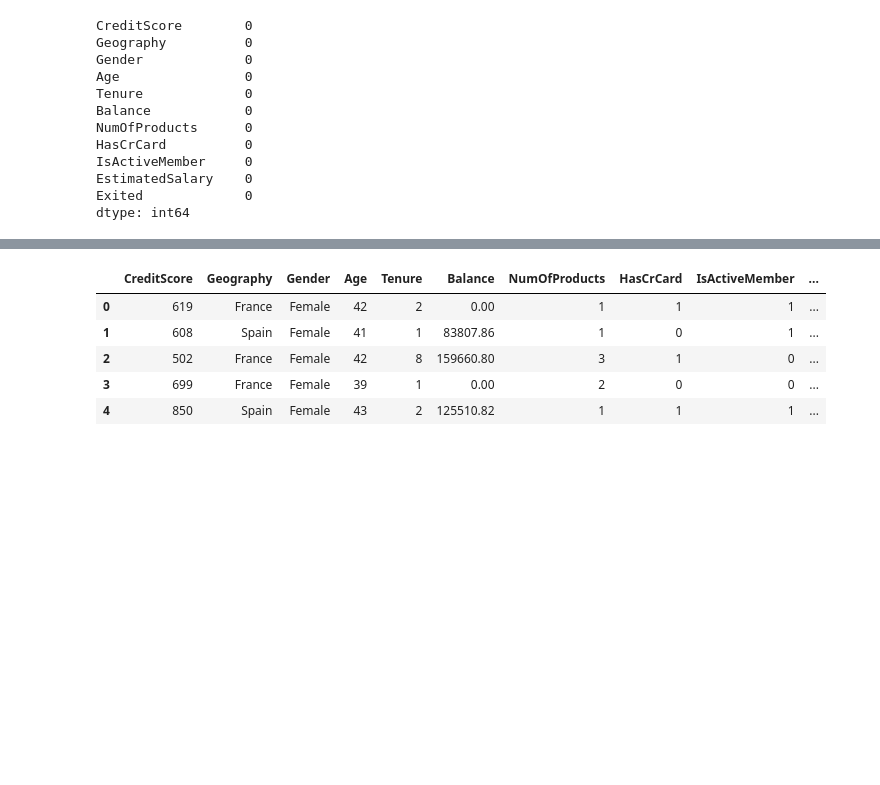
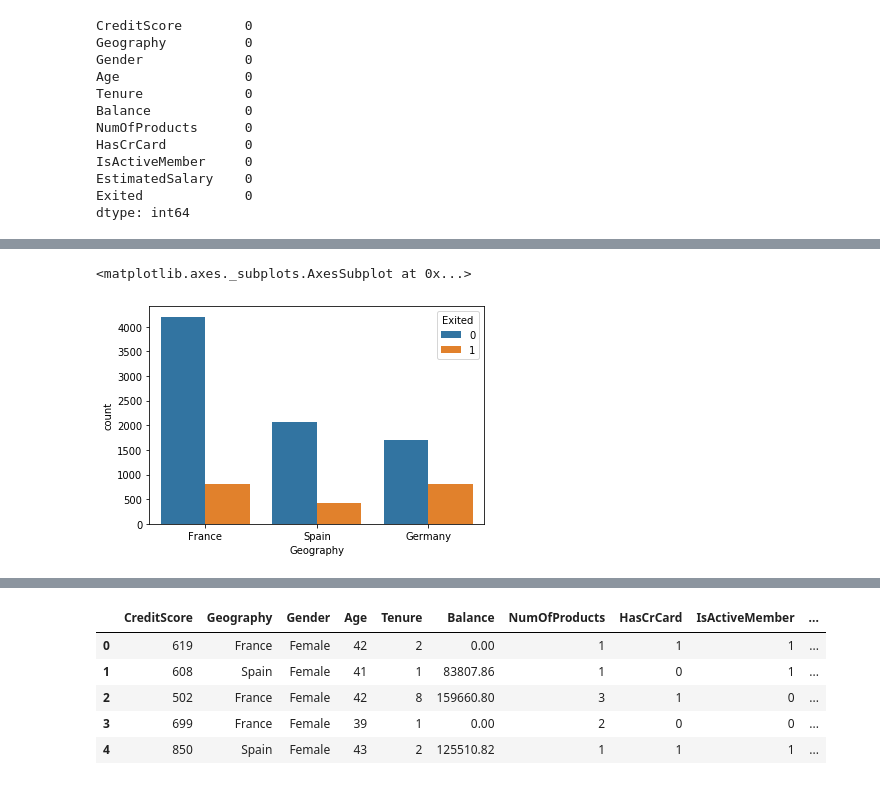
Before and after one commit to GreatLearningAIML1/pune-july19-batch-maheshwariumang, a Jupyter notebook: Residency 6/INNDL_R6_Project1.ipynb, the cells around one changed output, grey strips where cells are left out. Saved outputs shown, nothing was run; the diff lists cells and outputs as text; code cells hidden in the pictures; blank space fills up the shorter version.

```diff
--- a/Residency 6/INNDL_R6_Project1.ipynb
+++ b/Residency 6/INNDL_R6_Project1.ipynb
@@ -153,0 +149,5 @@ bank_df.iloc[:, :-1]
+# %%
+sns.countplot(data=bank_df, x='Geography', hue='Exited')
+# %% [output]
+<matplotlib.axes._subplots.AxesSubplot at 0x...>
+[figure, added]
```
Also changed, not shown: parts of 50 cells of this notebook.
